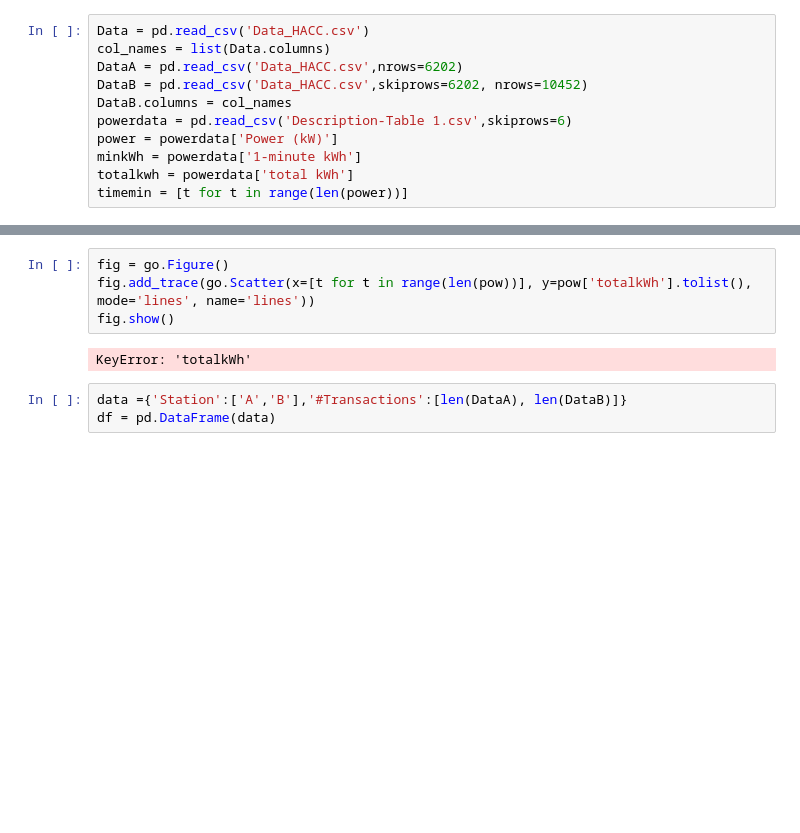
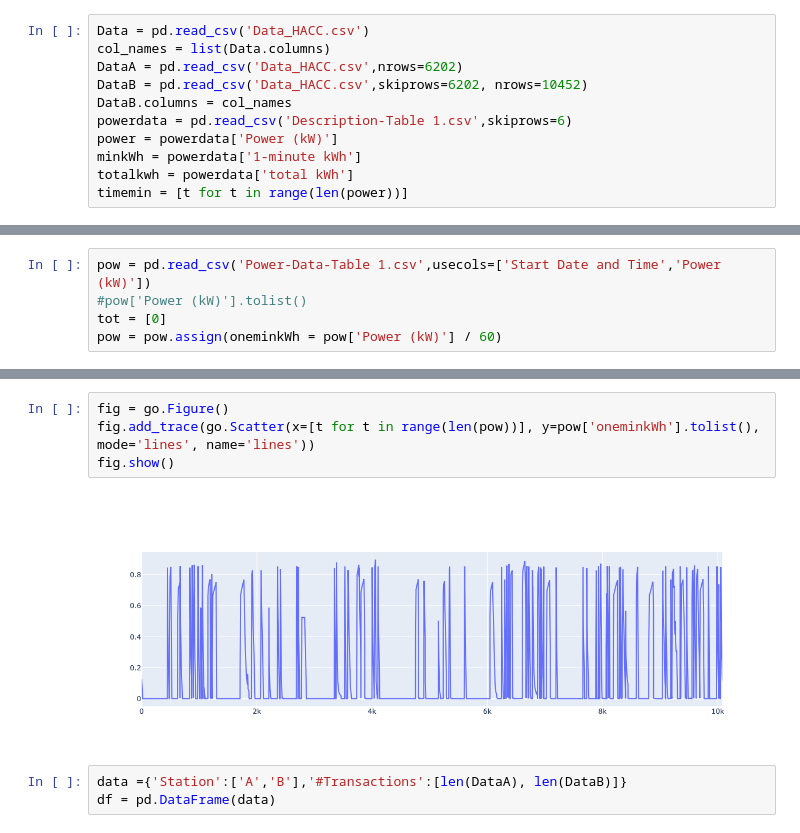
Before and after one commit to cjfelixx/HECO-Charging-Analysis, a Jupyter notebook: energy-heco/HECO_Dataanalysis.ipynb, the cells around one changed output, grey strips where cells are left out. Saved outputs shown, nothing was run; the diff lists cells and outputs as text; blank space fills up the shorter version.

```diff
--- a/energy-heco/HECO_Dataanalysis.ipynb
+++ b/energy-heco/HECO_Dataanalysis.ipynb
@@ -85,0 +21,5 @@ pow
+# %%
+pow = pd.read_csv('Power-Data-Table 1.csv',usecols=['Start Date and Time','Power (kW)'])
+#pow['Power (kW)'].tolist()
+tot = [0]
+pow = pow.assign(oneminkWh = pow['Power (kW)'] / 60)
@@ -86,9 +46,9 @@ pow
 # %%
 fig = go.Figure()
-fig.add_trace(go.Scatter(x=[t for t in range(len(pow))], y=pow['totalkWh'].tolist(), mode='lines', name='lines'))
+fig.add_trace(go.Scatter(x=[t for t in range(len(pow))], y=pow['oneminkWh'].tolist(), mode='lines', name='lines'))
 fig.show()
 # %% [output]
-KeyError: 'totalkWh'
+[figure, added]
 # %%
 data ={'Station':['A','B'],'#Transactions':[len(DataA), len(DataB)]}
 df = pd.DataFrame(data)
```
Also changed, not shown: parts of 14 cells of this notebook.
